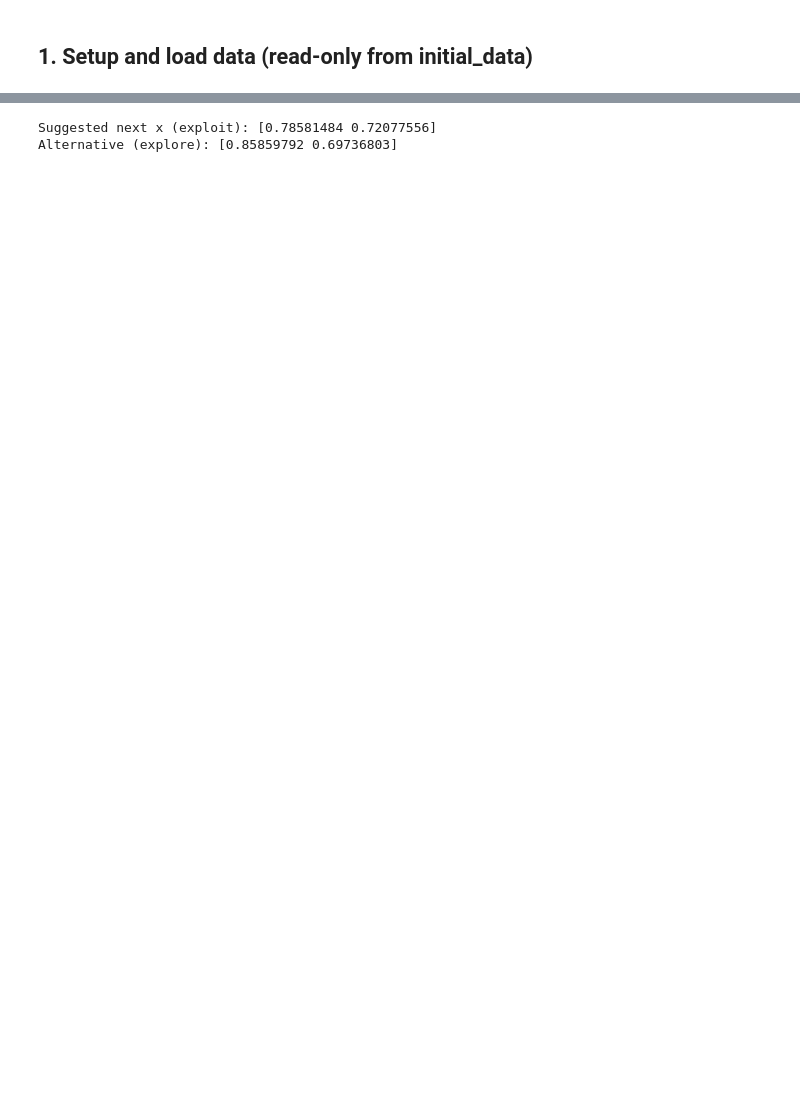
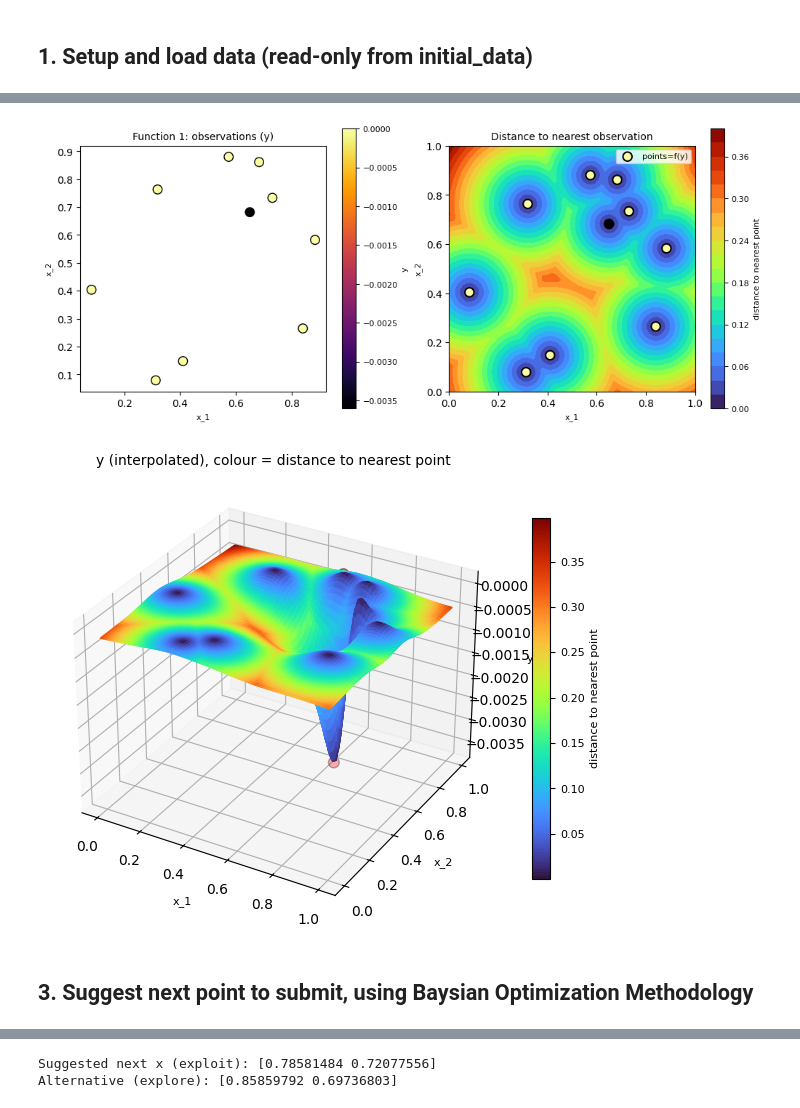
Before and after one commit to karefyllidis/black-box-optimization, a Jupyter notebook: notebooks/function_1_explore.ipynb, the cells around one changed output, grey strips where cells are left out. Drawn from its saved outputs; the diff is of its cells as text; code cells hidden in the pictures; blank space fills up the shorter version.

```diff
--- a/notebooks/function_1_explore.ipynb
+++ b/notebooks/function_1_explore.ipynb
@@ -92,0 +108,68 @@ Simple strategy: exploit around the best point (small random step) and optionall
+# %%
+# Grid for contour: distance from each point to nearest observation
+n_grid = 80
+x1g = np.linspace(0, 1, n_grid)
+x2g = np.linspace(0, 1, n_grid)
+X1g, X2g = np.meshgrid(x1g, x2g)
+grid_pts = np.column_stack([X1g.ravel(), X2g.ravel()])
+# Distance from each grid point to nearest of X (L2, numpy only)
+diff = grid_pts[:, None, :] - X[None, :, :]  # (n_grid^2, n_obs, 2)
+dists = np.sqrt((diff ** 2).sum(axis=2))
+min_dist = np.min(dists, axis=1).reshape(X1g.shape)
+
+# Interpolate y onto grid (IDW) for 3D surface
+dist_gx = np.sqrt(((grid_pts[:, None, :] - X[None, :, :]) ** 2).sum(axis=2)) + 1e-12
+w = 1.0 / (dist_gx ** 2)
+y_grid = (w * y[None, :]).sum(axis=1) / w.sum(axis=1)
+Y_grid = y_grid.reshape(X1g.shape)
+
+fig = plt.figure(figsize=(12, 5))
+ax1 = fig.add_subplot(121)
+ax2 = fig.add_subplot(122)
+# Left: scatter of observations colored by y
+sc = ax1.scatter(X[:, 0], X[:, 1], c=y, s=80, cmap="inferno", edgecolors="k")
+add_colorbar(sc, ax=ax1, label="y", font_size_axis=DEFAULT_FONT_SIZE_AXIS)
+style_axis(ax1, xlabel="x_1", ylabel="x_2", title="Function 1: observations (y)", font_size_axis=DEFAULT_FONT_SIZE_AXIS, font_size_titles=DEFAULT_FONT_SIZE_TITLES)
+ax1.set_aspect("equal")
+
+# Right: contour of distance to nearest point
+cf = ax2.contourf(X1g, X2g, min_dist, levels=22, cmap="turbo")
+add_colorbar(cf, ax=ax2, label="distance to nearest point", font_size_axis=DEFAULT_FONT_SIZE_AXIS)
+ax2.scatter(X[:, 0], X[:, 1], c=y, s=80, cmap="inferno", edgecolors="black", linewidths=1.5, zorder=2, label="points=f(y)")
+style_axis(ax2, xlabel="x_1", ylabel="x_2", title="Distance to nearest observation", font_size_axis=DEFAULT_FONT_SIZE_AXIS, font_size_titles=DEFAULT_FONT_SIZE_TITLES)
+ax2.set_aspect("equal")
+style_legend(ax2, loc="upper right", font_size_axis=DEFAULT_FONT_SIZE_AXIS)
+
+# For second figure (3D): norm and mappable for distance colour
+norm_dist = plt.Normalize(min_dist.min(), min_dist.max())
+sm = cm.ScalarMappable(cmap=cm.turbo, norm=norm_dist)
+sm.set_array(min_dist)
+
+if IF_SHOW_PLOT or IF_EXPORT_PLOT:
+    # Second figure: 3D plot only (standalone; created for display and/or export)
+    fig2 = plt.figure(figsize=(7, 5))
+    ax3b = fig2.add_subplot(111, projection="3d")
+    facecolors = cm.turbo(norm_dist(min_dist))[:-1, :-1]
+    ax3b.plot_surface(X1g, X2g, Y_grid, facecolors=facecolors, rstride=1, cstride=1, shade=False)
+    ax3b.scatter(X[:, 0], X[:, 1], y, c="red", s=60, edgecolors="k", depthshade=True)
+    style_axis_3d(ax3b, xlabel="x_1", ylabel="x_2", zlabel="y", title="y (interpolated), colour = distance to nearest point", font_size_axis=DEFAULT_FONT_SIZE_AXIS, font_size_titles=DEFAULT_FONT_SIZE_TITLES)
+    add_colorbar(sm, ax=ax3b, label="distance to nearest point", font_size_axis=DEFAULT_FONT_SIZE_AXIS, shrink=0.8)
+
+plt.tight_layout()
+if IF_EXPORT_PLOT:
+    out_dir = PLOT_EXPORT_DIR
+    assert_not_under_initial_data(out_dir, project_root=repo_root)
+    out_dir.mkdir(parents=True, exist_ok=True)
+    out_path_2d = out_dir / f"function_1_observations_and_distance_contour.{DEFAULT_EXPORT_FORMAT}"
+    fig.savefig(out_path_2d, dpi=DEFAULT_EXPORT_DPI, format=DEFAULT_EXPORT_FORMAT)
+    print("Plot saved to", out_path_2d)
+    out_path_3d = out_dir / f"function_1_3d_surface_distance_colour.{DEFAULT_EXPORT_FORMAT}"
+    fig2.savefig(out_path_3d, dpi=DEFAULT_EXPORT_DPI, format=DEFAULT_EXPORT_FORMAT)
+    print("Plot saved to", out_path_3d)
+if IF_SHOW_PLOT:
+    plt.show()
+# %% [output]
+[figure, added]
+[figure, added]
+# %% [markdown]
+## 3. Suggest next point to submit, using Baysian Optimization Methodology
```
Also changed, not shown: parts of 19 cells of this notebook, 17 other files.
